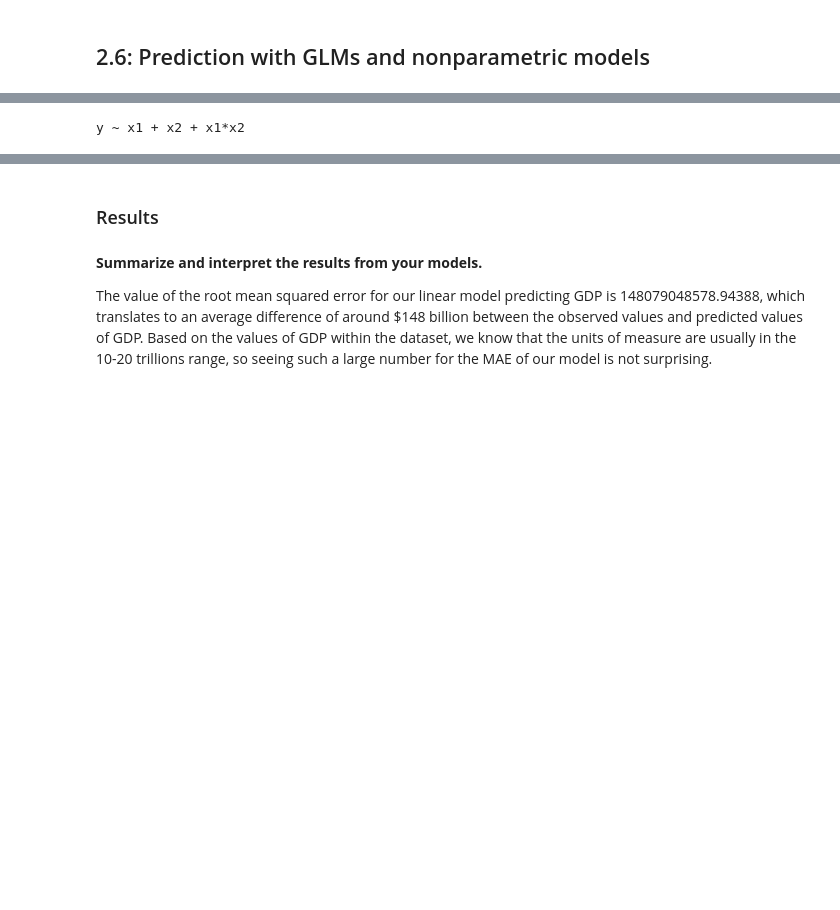
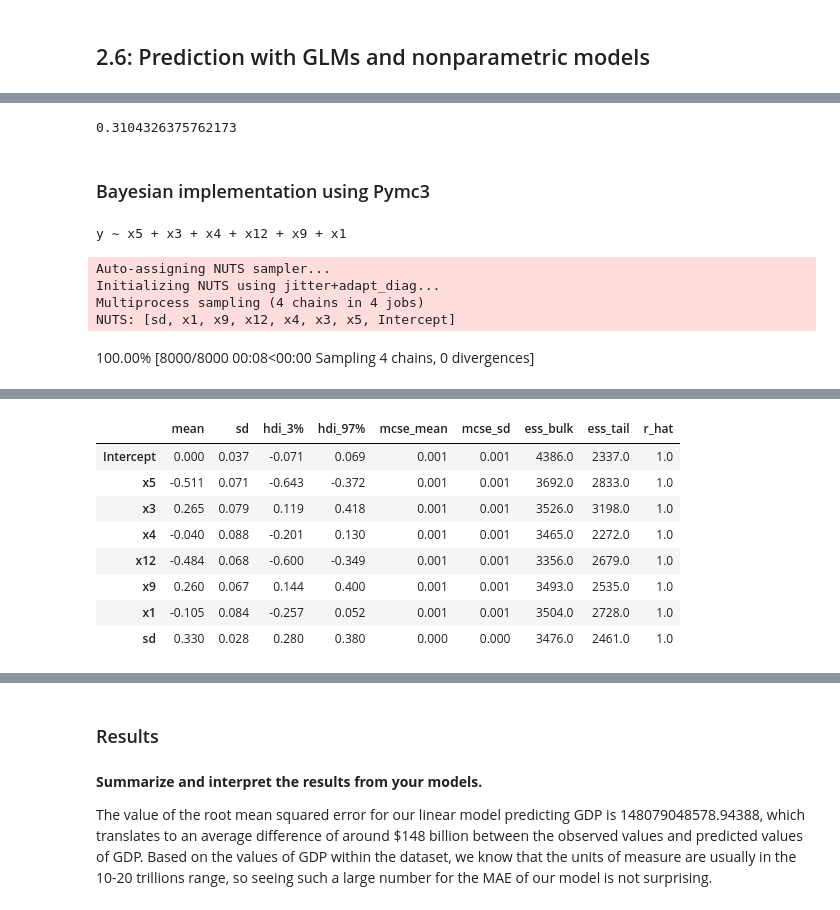
Before and after one commit to micahtyong/transportation-patterns, a Jupyter notebook: Checkpoint-2-Results.ipynb, the cells around one changed output, grey strips where cells are left out. Drawn from its saved outputs; the diff is of its cells as text; code cells hidden in the pictures; blank space fills up the shorter version.

```diff
--- a/Checkpoint-2-Results.ipynb
+++ b/Checkpoint-2-Results.ipynb
@@ -404,0 +231,22 @@ import arviz as avz
+# %%
+# Removing dependent variables using the VIF (similar to PCA)
+def calculate_vif_(X, thresh=7.0):
+    variables = list(range(X.shape[1]))
+    dropped = True
+    while dropped:
+        dropped = False
+        vif = [variance_inflation_factor(X.iloc[:, variables].values, ix)
+               for ix in range(X.iloc[:, variables].shape[1])]
+
+        maxloc = vif.index(max(vif))
+        if max(vif) > thresh:
+            print('dropping \'' + X.iloc[:, variables].columns[maxloc] +
+                  '\' at index: ' + str(maxloc))
+            del variables[maxloc]
+            dropped = True
+
+    print('Remaining variables:')
+    print(X.columns[variables])
+    return X.iloc[:, variables]
+
+prediction_columns_wo_colinearity = calculate_vif_(renamed_df)
@@ -404,0 +265,11 @@ import arviz as avz
+# %%
+# Compute formula with only the non-colinear variables
+formula = f'y ~ ' + ' + '.join(prediction_columns_wo_colinearity)
+print(formula)
+
+# Construct model from formula
+glm_ = smf.glm(formula=formula,
+              data=renamed_df,
+              family=sm.families.Gaussian())
+glm = glm_.fit()
+glm.summary() # Passes pearson chi_squared test, but not log likelihood test => Indicates decent fit
@@ -404,0 +296,7 @@ import arviz as avz
+# %%
+# Extracting RMSE
+y_true = np.array(df[y_val])
+y_hat = glm.predict()
+sm.tools.eval_measures.rmse(y_true, y_hat)
+# %% [output]
+0.3104326375762173
@@ -405,5 +305,7 @@ import arviz as avz
+# %% [markdown]
+### Bayesian implementation using Pymc3
 # %%
-# note we can re-use our formula
+# We can reuse the formula derived in the frequentist approach to construct a Bayesian GLM
 print(formula)
 
 bglm = pm.Model()
@@ -413,6 +315,14 @@ with bglm:
     # create the model
     pm.GLM.from_formula(formula,data=renamed_df,family=family)
     # sample
-    trace = pm.sample(1,return_inferencedata=True)
+    trace = pm.sample(1000,return_inferencedata=True)
+
+summary = avz.summary(trace)
+summary
 # %% [output]
-y ~ x1 + x2 + x1*x2
+y ~ x5 + x3 + x4 + x12 + x9 + x1
+Auto-assigning NUTS sampler...
+Initializing NUTS using jitter+adapt_diag...
+Multiprocess sampling (4 chains in 4 jobs)
+NUTS: [sd, x1, x9, x12, x4, x3, x5, Intercept]
+100.00% [8000/8000 00:08<00:00 Sampling 4 chains, 0 divergences]
@@ -418,0 +330,9 @@ y ~ x1 + x2 + x1*x2
+|  | mean | sd | hdi_3% | hdi_97% | mcse_mean | mcse_sd | ess_bulk | ess_tail | r_hat |
+| Intercept | 0.000 | 0.037 | -0.071 | 0.069 | 0.001 | 0.001 | 4386.0 | 2337.0 | 1.0 |
+| x5 | -0.511 | 0.071 | -0.643 | -0.372 | 0.001 | 0.001 | 3692.0 | 2833.0 | 1.0 |
+| x3 | 0.265 | 0.079 | 0.119 | 0.418 | 0.001 | 0.001 | 3526.0 | 3198.0 | 1.0 |
+| x4 | -0.040 | 0.088 | -0.201 | 0.130 | 0.001 | 0.001 | 3465.0 | 2272.0 | 1.0 |
+| x12 | -0.484 | 0.068 | -0.600 | -0.349 | 0.001 | 0.001 | 3356.0 | 2679.0 | 1.0 |
+| x9 | 0.260 | 0.067 | 0.144 | 0.400 | 0.001 | 0.001 | 3493.0 | 2535.0 | 1.0 |
+| x1 | -0.105 | 0.084 | -0.257 | 0.052 | 0.001 | 0.001 | 3504.0 | 2728.0 | 1.0 |
+| sd | 0.330 | 0.028 | 0.280 | 0.380 | 0.000 | 0.000 | 3476.0 | 2461.0 | 1.0 |
```
Also changed, not shown: parts of 42 cells of this notebook.
